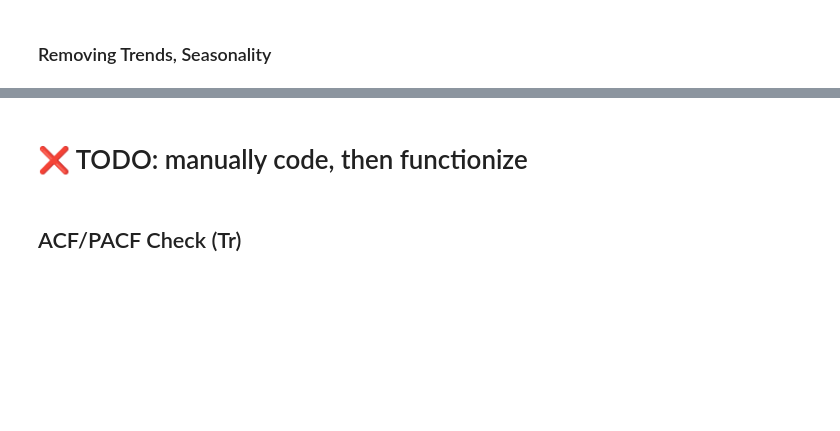
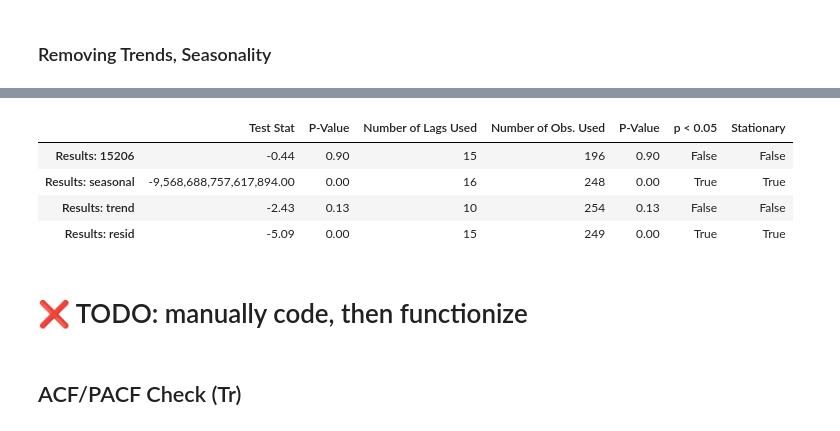
Before and after one commit to BenJMcCarty/Best_of_the_Burgh, a Jupyter notebook: workbooks/WIP_Main_Notebook.ipynb, the cells around one changed output, grey strips where cells are left out. Drawn from its saved outputs; the diff is of its cells as text; code cells hidden in the pictures; blank space fills up the shorter version.

```diff
--- a/workbooks/WIP_Main_Notebook.ipynb
+++ b/workbooks/WIP_Main_Notebook.ipynb
@@ -562,0 +523,4 @@ res_df = res_df[['Test Statistic','#Lags Used',
+# %%
+## Performing Dickey-Fuller Test
+zipdf_results = tsa.stattools.adfuller(train)
+zipdf_results
@@ -601,22 +795,28 @@ decomp_dict
 # %%
 ## Make a list of adfuller results to append
 results = []
 ## Save results of orig ts
-results.append(adfuller_test_df(test_zip,index=['Original']))
+results.append(adf_test(train))
 
 ## Loop through decomp dict,
 for trend, ts_ in decomp_dict.items():
     # Fill any missing values, get adfuller result
     ts_ = ts_.fillna(0)
-    res = adfuller_test_df(ts_,index=trend)
+    res = adf_test(ts_)
     results.append(res)
 
 
     ## Append res to decomp_stationary
 
 ## make into a df
 res_df = pd.concat(results)
 res_df
+# %% [output]
+|  | Test Stat | P-Value | Number of Lags Used | Number of Obs. Used | P-Value | p < 0.05 | Stationary |
+| Results: 15206 | -0.44 | 0.90 | 15 | 196 | 0.90 | False | False |
+| Results: seasonal | -9,568,688,757,617,894.00 | 0.00 | 16 | 248 | 0.00 | True | True |
+| Results: trend | -2.43 | 0.13 | 10 | 254 | 0.13 | False | False |
+| Results: resid | -5.09 | 0.00 | 15 | 249 | 0.00 | True | True |
 # %% [markdown]
 # ❌ TODO: manually code, then  functionize
 # %% [markdown]
```
Also changed, not shown: parts of 23 cells of this notebook.
